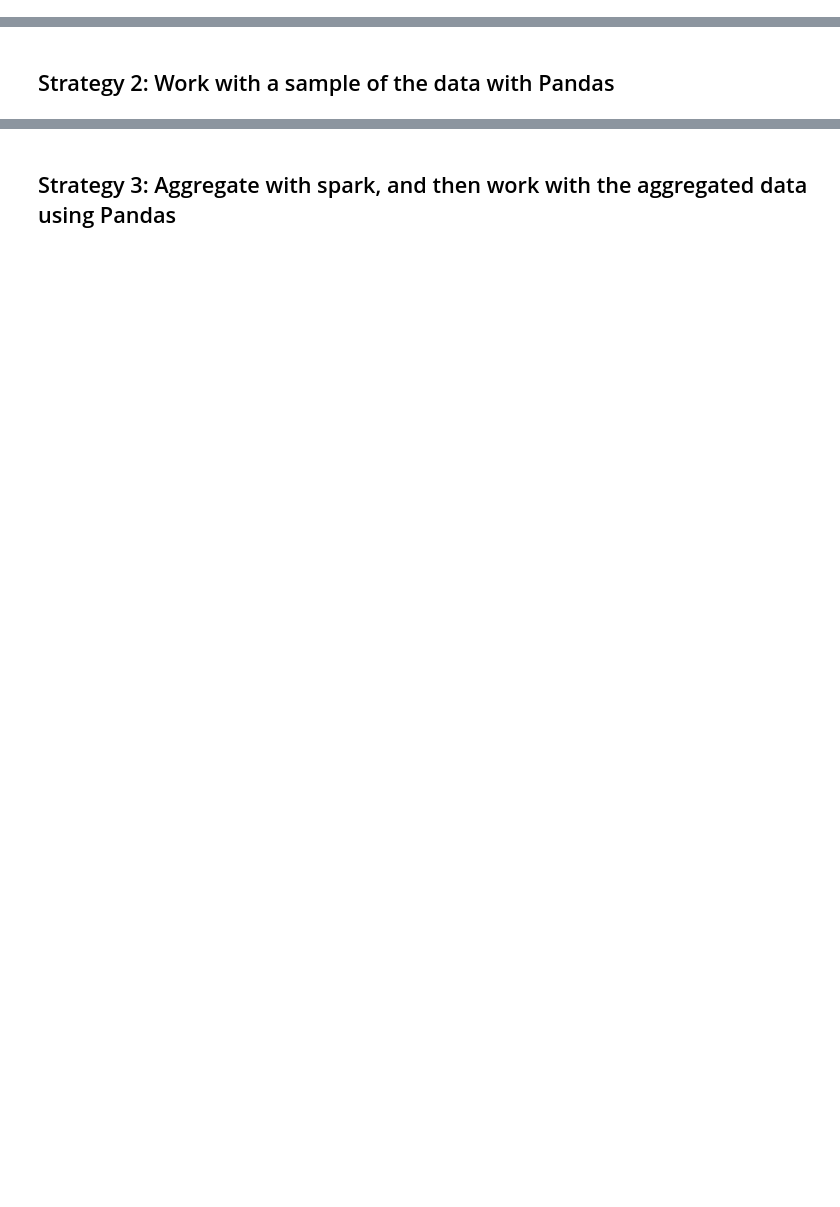
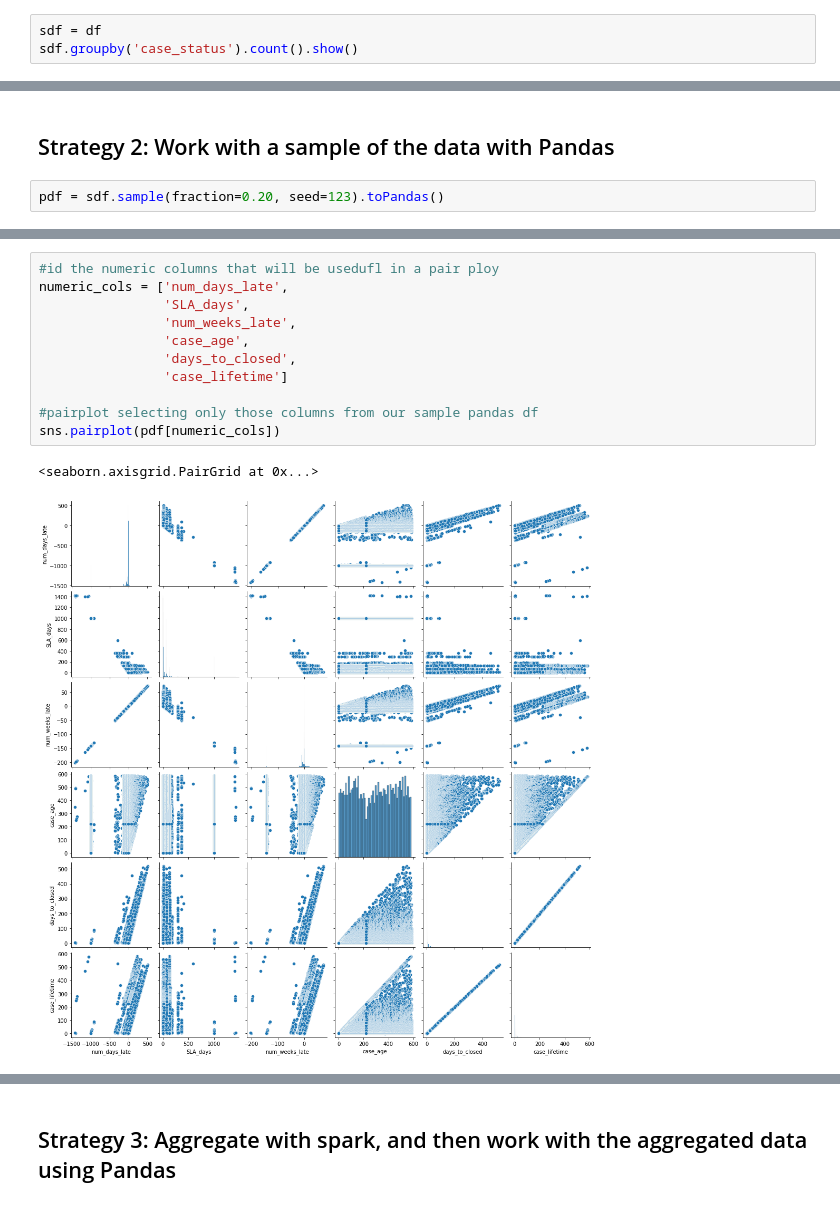
Before and after one commit to segovialori/spark, a Jupyter notebook: explore-lesson.ipynb, the cells around one changed output, grey strips where cells are left out. Drawn from its saved outputs; the diff is of its cells as text; blank space fills up the shorter version.

```diff
--- a/explore-lesson.ipynb
+++ b/explore-lesson.ipynb
@@ -65,0 +68,3 @@ only showing top 1 row
+# %%
+sdf = df
+sdf.groupby('case_status').count().show()
@@ -66,2 +89,4 @@ only showing top 1 row
 # %% [markdown]
 ## Strategy 2: Work with a sample of the data with Pandas
+# %%
+pdf = sdf.sample(fraction=0.20, seed=123).toPandas()
@@ -67,0 +106,14 @@ only showing top 1 row
+# %%
+#id the numeric columns that will be usedufl in a pair ploy
+numeric_cols = ['num_days_late',
+                'SLA_days',
+                'num_weeks_late',
+                'case_age',
+                'days_to_closed',
+                'case_lifetime']
+
+#pairplot selecting only those columns from our sample pandas df
+sns.pairplot(pdf[numeric_cols])
+# %% [output]
+<seaborn.axisgrid.PairGrid at 0x...>
+[figure, added]
```
Also changed, not shown: parts of 23 cells of this notebook.
